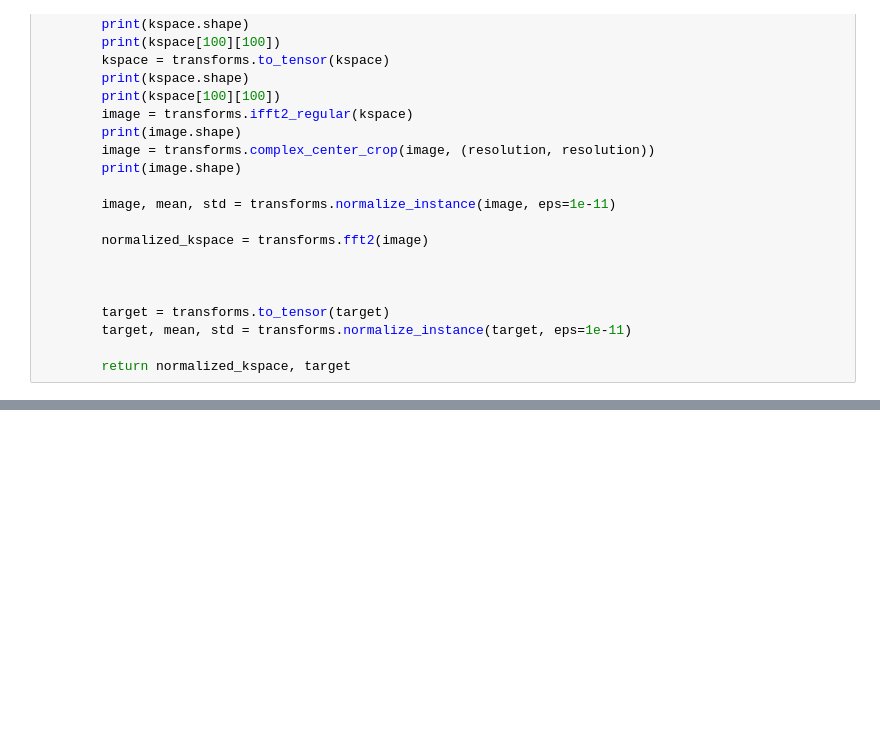
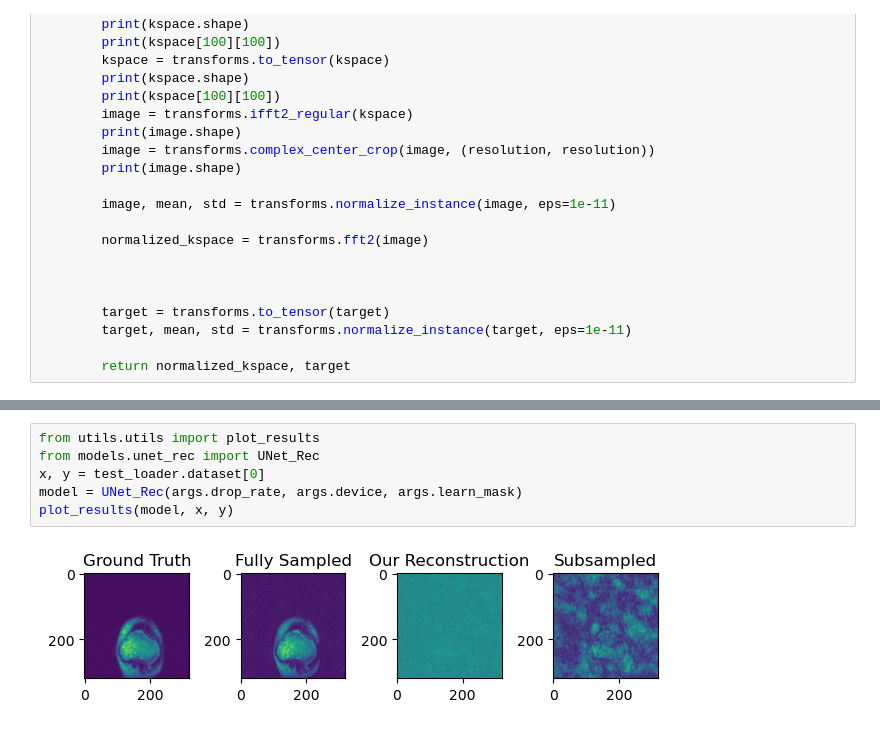
Before and after one commit to aradrd/DL-Project, a Jupyter notebook: playground.ipynb, the cells around one changed output, grey strips where cells are left out. Saved outputs shown, nothing was run; the diff lists cells and outputs as text; blank space fills up the shorter version.

```diff
--- a/playground.ipynb
+++ b/playground.ipynb
@@ -203,0 +182,8 @@ plt.imshow(y - our_img)
+# %%
+from utils.utils import plot_results
+from models.unet_rec import UNet_Rec
+x, y = test_loader.dataset[0]
+model = UNet_Rec(args.drop_rate, args.device, args.learn_mask)
+plot_results(model, x, y)
+# %% [output]
+[figure, added]
```
Also changed, not shown: parts of 13 cells of this notebook, 7 other files.
